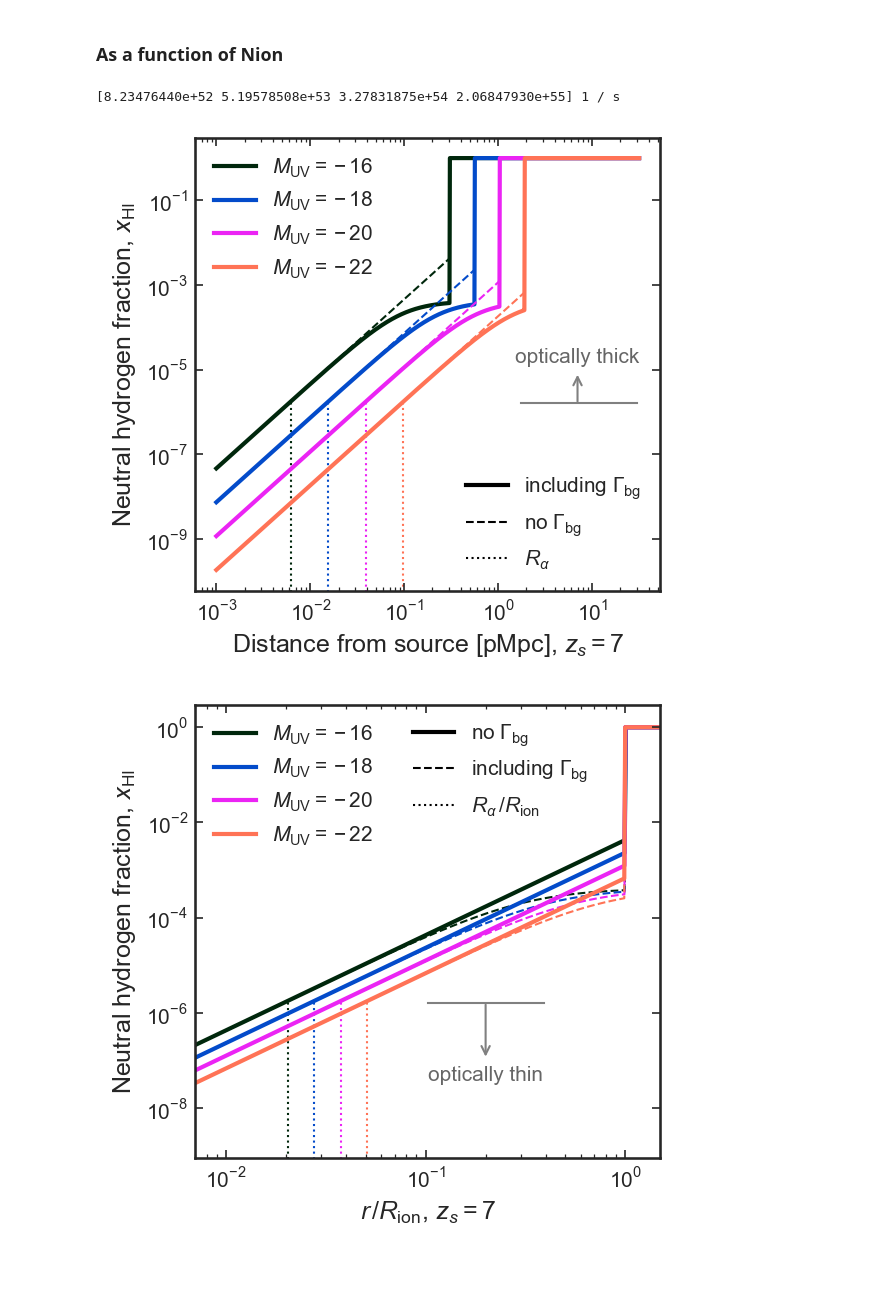
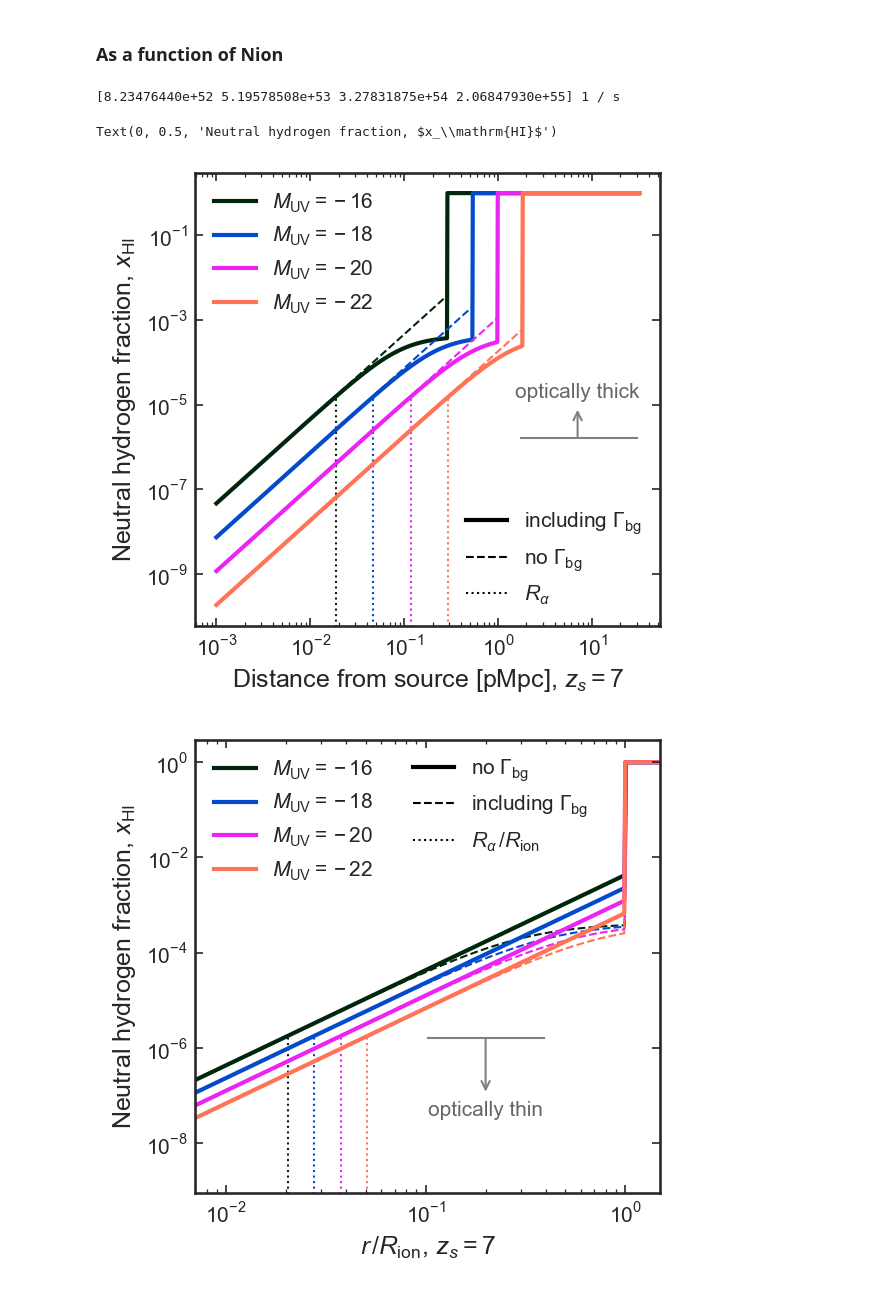
Before and after one commit to charlottenosam/LyaLineshapes, a Jupyter notebook: notebooks/bubble_size_lya_DV.ipynb, the cells around one changed output. Cells and saved outputs as stored; diff of their text form; code cells hidden in the pictures.

```diff
--- a/notebooks/bubble_size_lya_DV.ipynb
+++ b/notebooks/bubble_size_lya_DV.ipynb
@@ -209,14 +211,16 @@ Rtab = np.logspace(-3., 1.5, 1000)*u.Mpc
 
 z_s = 7.
 
-fesc_test = 1.
-C_test = 3.
+# Same as 6.1
+fesc_test    = 1.
+C_test       = 1.
+Delta_test   = 1.
 alpha_s_test = -2.
 
 for i, Ndot_ion in enumerate(Ndot_ion_tab):
 
     # Find full ionized bubble
-    R3 = odeint(bubbles.dRion3_dt, y0=0., t=[0, 1e8], args=(z_s, fesc_test*Ndot_ion, C_test), tfirst=True)
+    R3 = odeint(bubbles.dRion3_dt, y0=0., t=[0, 1e8], args=(z_s, fesc_test*Ndot_ion, C_test, Delta_test), tfirst=True)
     R_HII = R3.T[0][1]**(1/3.) * u.Mpc
 #     R_CenHaiman = bubbles.R_bubble_CenHaiman2000(z_s, Ndot_ion=Ndot_ion, t_source=1e8*u.yr)
 #     plt.axvline(R_CenHaiman.value, lw=1, c=col[3+i*4], ls='dashed')
@@ -234,36 +238,37 @@ for i, Ndot_ion in enumerate(Ndot_ion_tab):
     plt.loglog(Rtab, xHI_radial, lw=2, c=ln[0].get_color(),
                label='$M_\mathrm{UV} = %.0f$' % Muv_tab[i])
 
     R_alpha = bubbles.R_optically_thin(z=z_s, Ndot_ion=Ndot_ion,
                                    reccase='B', alpha_s=alpha_s_test,
-                                   fesc=fesc_test, C=C_test, T=1e4*u.K, J_bg=0)
+                                   fesc=fesc_test, C=C_test, Delta=Delta_test, T=1e4*u.K, J_bg=0)
 
     plt.plot([R_alpha.value]*2, [0., xHI_radial[np.argmin(np.abs(Rtab - R_alpha))]],
             lw=1, ls='dotted', c=ln[0].get_color())
 
 
 
 background_line   = mlines.Line2D([], [], color='k', lw=2, label='including $\Gamma_\mathrm{bg}$')
 nobackground_line = mlines.Line2D([], [], color='k', lw=1, ls='dashed', label='no $\Gamma_\mathrm{bg}$')
 ralpha_line = mlines.Line2D([], [], color='k', lw=1, ls='dotted', label=r'$R_\alpha$')
 
 plt.axhline(1.6e-6, xmin=0.7, xmax=0.95, lw=1, c='0.5', zorder=0)
 plt.annotate('optically thick', xy=(7, 1.4e-6), xytext=(7,2e-5), xycoords='data',
             arrowprops={'arrowstyle': '<-', 'lw':1, 'color':'0.5'}, color='0.4', ha='center', va='center')
 
 
 leg = plt.legend(handles=[background_line, nobackground_line, ralpha_line], loc='lower right')
 plt.gca().add_artist(leg)
 
 plt.legend()
 
 plt.xlabel('Distance from source [pMpc], $z_s=%.0f$' % z_s)
 plt.ylabel('Neutral hydrogen fraction, $x_\mathrm{HI}$')
 
-plt.savefig('../figs/xHI_profiles/x_HI_withbg_zs=%.0f.pdf' % z_s, bbox_inches='tight')
+# plt.savefig('../figs/xHI_profiles/x_HI_withbg_zs=%.0f.pdf' % z_s, bbox_inches='tight')
 # %% [output]
 [8.23476440e+52 5.19578508e+53 3.27831875e+54 2.06847930e+55] 1 / s
+Text(0, 0.5, 'Neutral hydrogen fraction, $x_\\mathrm{HI}$')
-[figure, old version]
+[figure, new version]
 # %%
 mycol = ['#301317','#3E3046','#1B5866','#2A7C59','#8B9237','#F69456']
 
```
Also changed, not shown: parts of 20 cells of this notebook, 22 other files.
